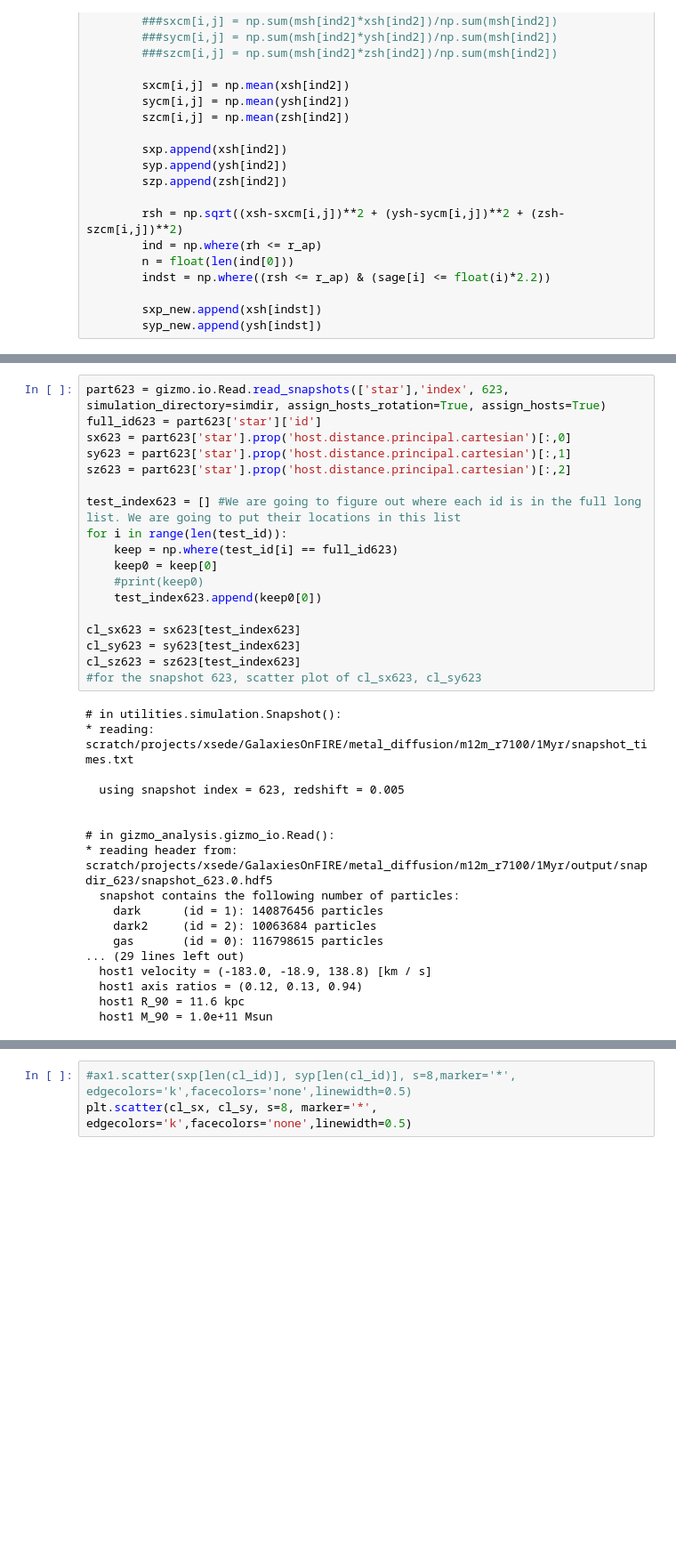
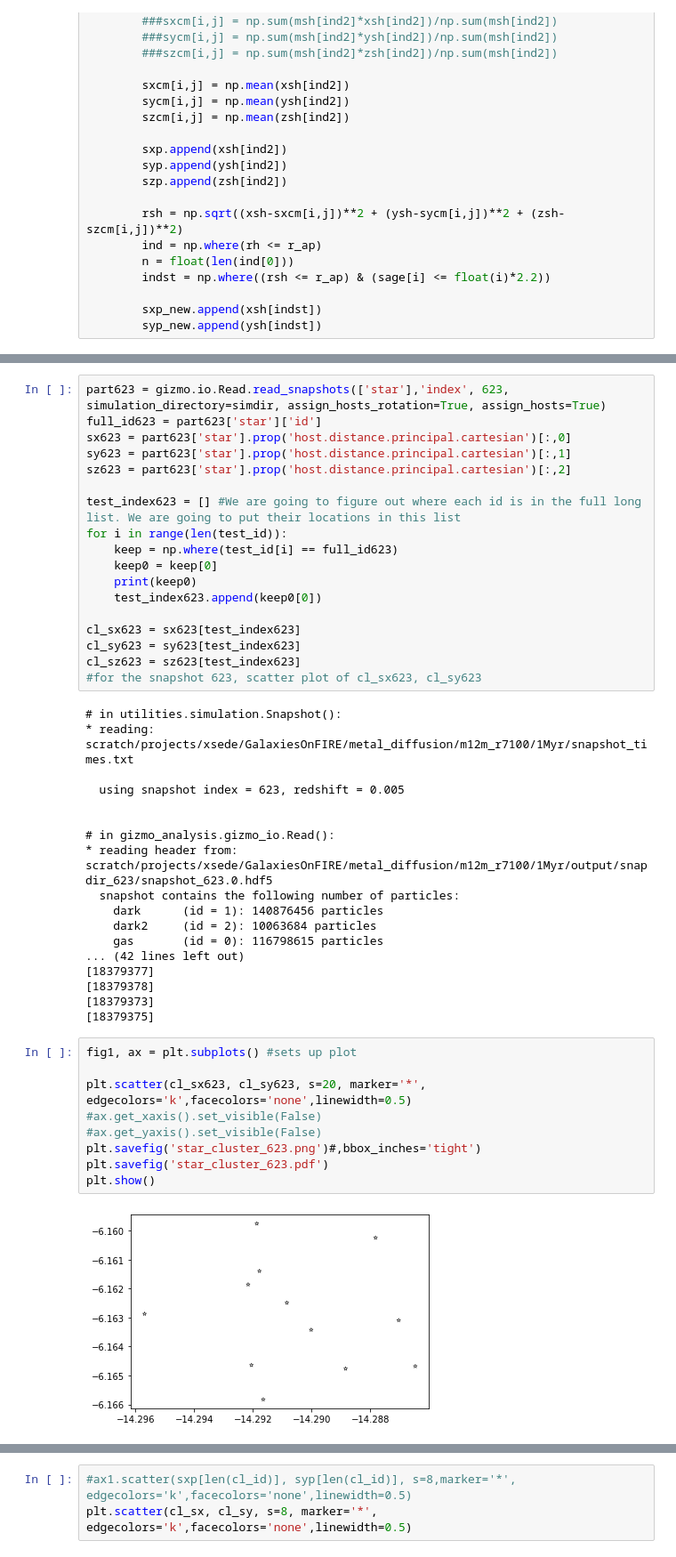
Before and after one commit to sumbarger/GMC_code, a Jupyter notebook: GMC_multiple_image.ipynb, the cells around one changed output, grey strips where cells are left out. Shown at 89% size. Drawn from its saved outputs; the diff is of its cells as text; blank space fills up the shorter version.

```diff
--- a/GMC_multiple_image.ipynb
+++ b/GMC_multiple_image.ipynb
@@ -905,7 +921,7 @@ test_index623 = [] #We are going to figure out where each id is in the full long
 for i in range(len(test_id)):
     keep = np.where(test_id[i] == full_id623)
     keep0 = keep[0]
-    #print(keep0)
+    print(keep0)
     test_index623.append(keep0[0])
 
 cl_sx623 = sx623[test_index623]
@@ -925,11 +941,22 @@ cl_sz623 = sz623[test_index623]
     dark      (id = 1): 140876456 particles
     dark2     (id = 2): 10063684 particles
     gas       (id = 0): 116798615 particles
-... (29 lines left out)
-  host1 velocity = (-183.0, -18.9, 138.8) [km / s]
-  host1 axis ratios = (0.12, 0.13, 0.94)
-  host1 R_90 = 11.6 kpc
-  host1 M_90 = 1.0e+11 Msun
+... (42 lines left out)
+[18379377]
+[18379378]
+[18379373]
+[18379375]
+# %%
+fig1, ax = plt.subplots() #sets up plot
+
+plt.scatter(cl_sx623, cl_sy623, s=20, marker='*', edgecolors='k',facecolors='none',linewidth=0.5)
+#ax.get_xaxis().set_visible(False)
+#ax.get_yaxis().set_visible(False)
+plt.savefig('star_cluster_623.png')#,bbox_inches='tight')
+plt.savefig('star_cluster_623.pdf')
+plt.show()
+# %% [output]
+[figure, added]
 # %%
 part621 = gizmo.io.Read.read_snapshots(['star'],'index', 621, simulation_directory=simdir, assign_hosts_rotation=True, assign_hosts=True)
 full_id621 = part621['star']['id']
```
Also changed, not shown: parts of 7 cells of this notebook.
